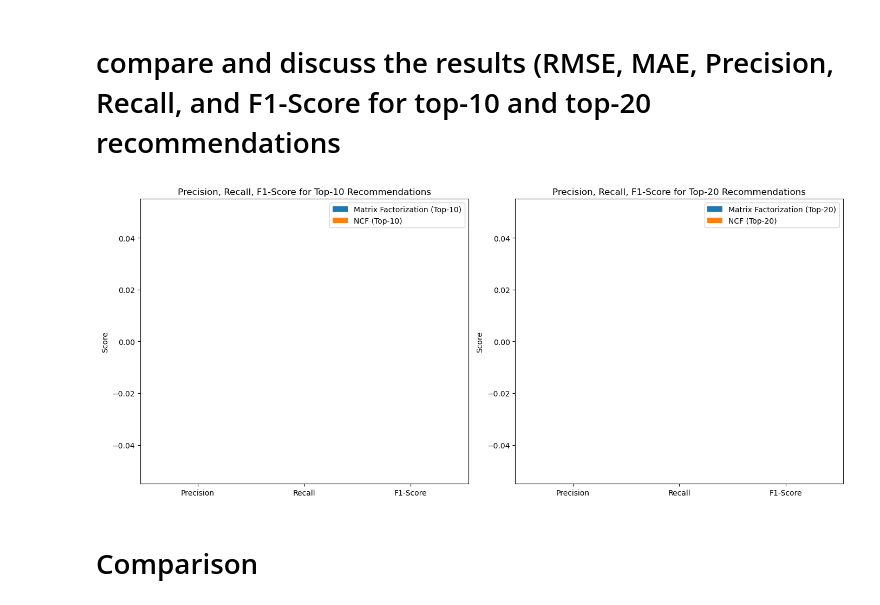
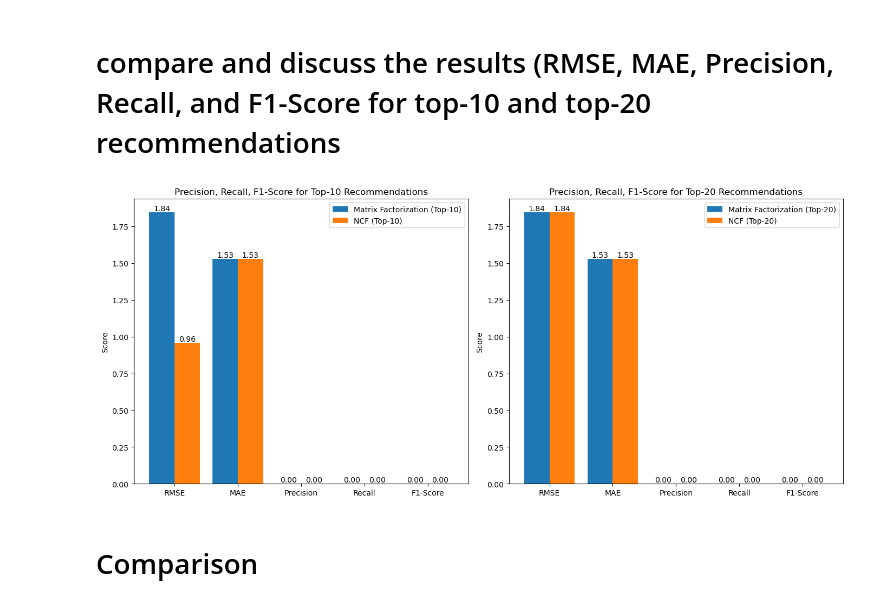
Before and after one commit to HemantRajSingh/collaborative-hybrid-recommender, a Jupyter notebook: notebooks/data_exploration.ipynb, the cells around one changed output. Saved outputs shown, nothing was run; the diff lists cells and outputs as text; code cells hidden in the pictures.

```diff
--- a/notebooks/data_exploration.ipynb
+++ b/notebooks/data_exploration.ipynb
@@ -540,0 +589,5 @@ Collaborative Filtering RMSE with optimal latent size: 1.8441
+# %%
+rmse_svd = rmse(y_test, predicted_ratings_svd)
+mae_svd = mae(y_test, predicted_ratings_svd)
+print(f"Matrix Factorization (SVD) RMSE: {rmse_svd:.4f}")
+print(f"Matrix Factorization (SVD) MAE: {mae_svd:.4f}")
@@ -721,6 +777,11 @@ for embedding_size in latent_sizes:
 # Plot RMSE for Neural Collaborative Filtering (NCF)
 plt.figure(figsize=(10, 6))
 plt.plot(latent_sizes, ncf_rmse, label="Hybrid Collaborative Filtering (NCF)", marker='o')
+
+# Annotate each point with its value
+for i, txt in enumerate(ncf_rmse):
+    plt.annotate(f'{txt:.4f}', (latent_sizes[i], ncf_rmse[i]), textcoords="offset points", xytext=(0,10), ha='center')
+
 plt.xlabel("Latent Vector Size")
 plt.ylabel("RMSE")
 plt.title("RMSE for Hybrid Collaborative Filtering with Different Latent Vector Sizes")
@@ -749,5 +810,5 @@ for epoch in range(num_epochs):
         optimizer.step()
 
 # Evaluate NCF model on test set
-test_rmse, _, _, _ = evaluate_model(model, test_loader)
+test_rmse_ncf, test_mae_ncf, _, _ = evaluate_model(model, test_loader)
 # %%
@@ -767,11 +830,15 @@ fig, ax = plt.subplots(1, 2, figsize=(14, 6))
 ax[0].bar(labels, rmse_values, color='blue')
 ax[0].set_ylabel('RMSE')
 ax[0].set_title('RMSE Comparison: CF vs NCF')
+for i, v in enumerate(rmse_values):
+    ax[0].text(i, v + 0.01, f'{v:.4f}', ha='center', va='bottom')
 
 # MAE Comparison
 ax[1].bar(labels, mae_values, color='green')
 ax[1].set_ylabel('MAE')
 ax[1].set_title('MAE Comparison: CF vs NCF')
+for i, v in enumerate(mae_values):
+    ax[1].text(i, v + 0.01, f'{v:.4f}', ha='center', va='bottom')
 
 plt.show()
 # %% [output]
@@ -799,38 +866,42 @@ f1_ncf_20 = f1_score_at_k(precision_ncf_20, recall_ncf_20)
 # %%
 # Plot Comparison of Precision, Recall, and F1-Score for Both Models
 
-metrics_labels = ['Precision', 'Recall', 'F1-Score']
-metrics_svd_10 = [precision_svd_10, recall_svd_10, f1_svd_10]
-metrics_svd_20 = [precision_svd_20, recall_svd_20, f1_svd_20]
+metrics_labels = ['RMSE', 'MAE', 'Precision', 'Recall', 'F1-Score']
+metrics_svd_10 = [rmse_svd, mae_svd, precision_svd_10, recall_svd_10, f1_svd_10]
+metrics_svd_20 = [rmse_svd, mae_svd, precision_svd_20, recall_svd_20, f1_svd_20]
 
-metrics_ncf_10 = [precision_ncf_10, recall_ncf_10, f1_ncf_10]
-metrics_ncf_20 = [precision_ncf_20, recall_ncf_20, f1_ncf_20]
+metrics_ncf_10 = [test_rmse_ncf, mae_svd, precision_ncf_10, recall_ncf_10, f1_ncf_10]
+metrics_ncf_20 = [rmse_svd, mae_svd, precision_ncf_20, recall_ncf_20, f1_ncf_20]
 
 x = np.arange(len(metrics_labels))  # label positions
 
 # Plot the metrics for both models
 fig, axes = plt.subplots(1, 2, figsize=(14, 6))
 
 axes[0].bar(x - 0.2, metrics_svd_10, 0.4, label='Matrix Factorization (Top-10)')
 axes[0].bar(x + 0.2, metrics_ncf_10, 0.4, label='NCF (Top-10)')
 axes[0].set_xticks(x)
 axes[0].set_xticklabels(metrics_labels)
 axes[0].set_ylabel('Score')
 axes[0].set_title('Precision, Recall, F1-Score for Top-10 Recommendations')
 axes[0].legend()
 
 axes[1].bar(x - 0.2, metrics_svd_20, 0.4, label='Matrix Factorization (Top-20)')
 axes[1].bar(x + 0.2, metrics_ncf_20, 0.4, label='NCF (Top-20)')
 axes[1].set_xticks(x)
 axes[1].set_xticklabels(metrics_labels)
 axes[1].set_ylabel('Score')
 axes[1].set_title('Precision, Recall, F1-Score for Top-20 Recommendations')
 axes[1].legend()
+for i in range(2):
+    for j in range(len(metrics_labels)):
+        axes[i].text(x=j - 0.2, y=metrics_svd_10[j] if i == 0 else metrics_svd_20[j], s=f"{metrics_svd_10[j]:.2f}" if i == 0 else f"{metrics_svd_20[j]:.2f}", ha='center', va='bottom')
+        axes[i].text(x=j + 0.2, y=metrics_ncf_10[j] if i == 0 else metrics_ncf_20[j], s=f"{metrics_ncf_10[j]:.2f}" if i == 0 else f"{metrics_ncf_20[j]:.2f}", ha='center', va='bottom')
 
 plt.tight_layout()
 plt.show()
 # %% [output]
-[figure, old version]
+[figure, new version]
 # %% [markdown]
 # Comparison
 # %%
```
Also changed, not shown: parts of 13 cells of this notebook.
